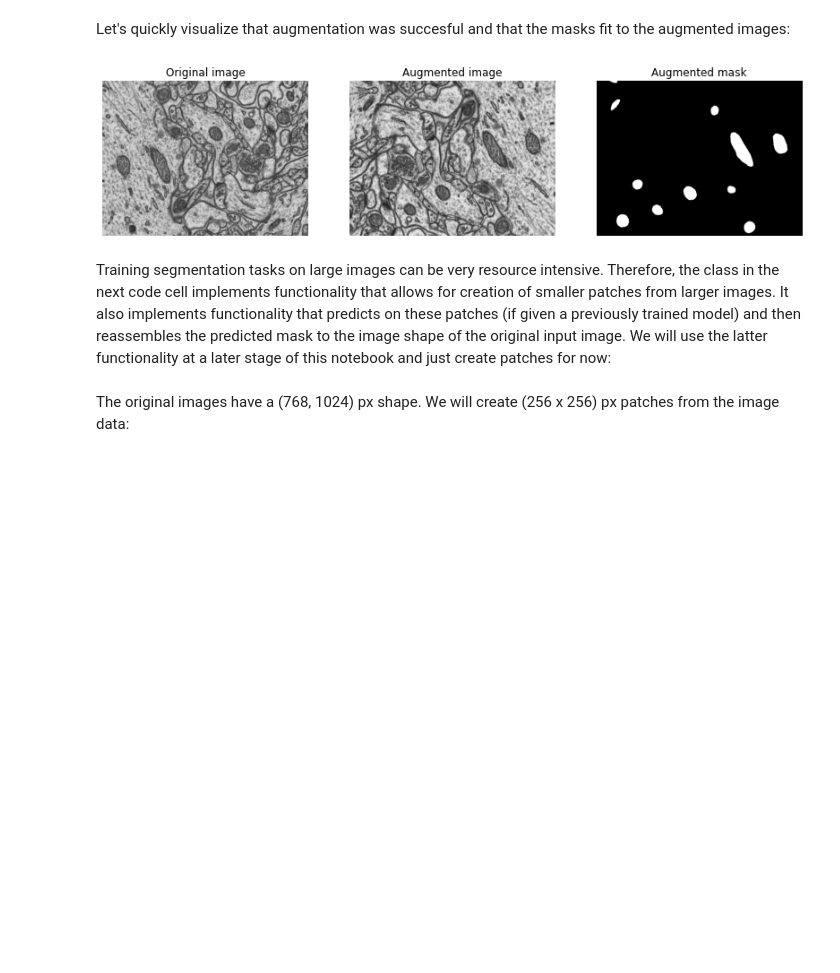
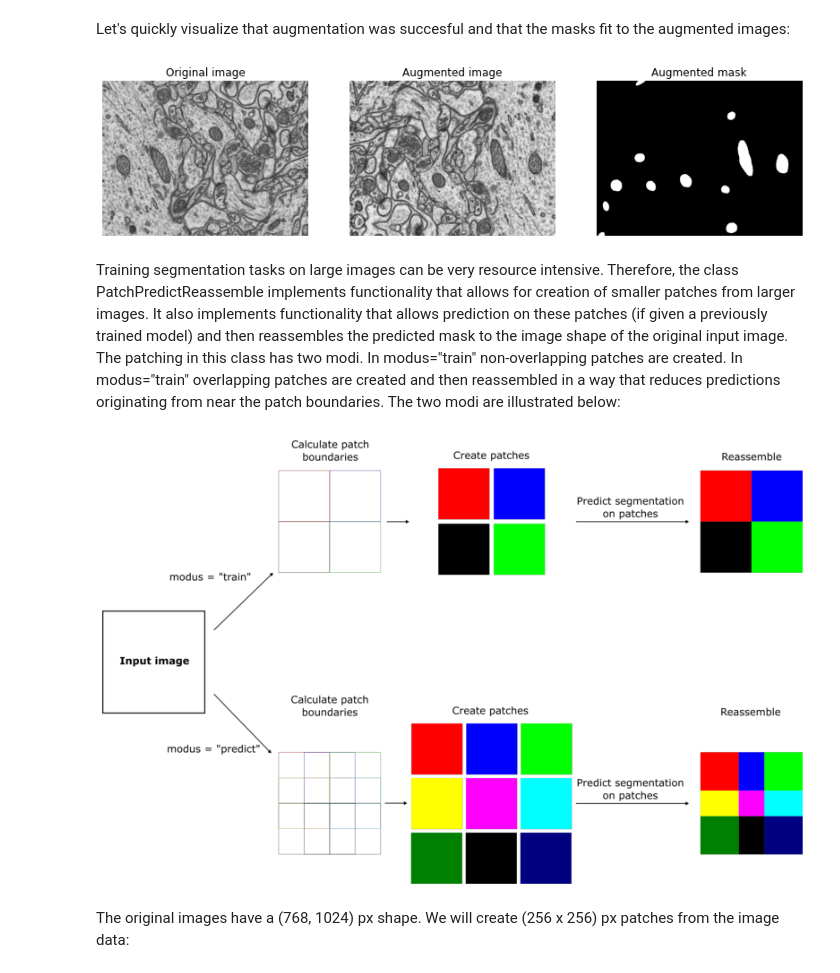
Before and after one commit to cstckr/semantic_segmentation_u-net, a Jupyter notebook: attention-res-u-net.ipynb, the cells around one changed output. Drawn from its saved outputs; the diff is of its cells as text; code cells hidden in the pictures; blank space fills up the shorter version.

```diff
--- a/attention-res-u-net.ipynb
+++ b/attention-res-u-net.ipynb
@@ -69,18 +73,26 @@ for i in indices:
 Let's quickly visualize that augmentation was succesful and that the masks fit to the augmented images:
 # %%
 fig, ax = plt.subplots(1,3, figsize=(14, 8))
-ax[0].imshow(train[-1], cmap="gray")
+ax[0].imshow(train[-2], cmap="gray")
 ax[0].set_title("Original image")
-ax[1].imshow(train_augmented[-1], cmap="gray")
+ax[1].imshow(train_augmented[-2], cmap="gray")
 ax[1].set_title("Augmented image")
-ax[2].imshow(train_mask_augmented[-1], cmap="gray")
+ax[2].imshow(train_mask_augmented[-2], cmap="gray")
 ax[2].set_title("Augmented mask")
 [axi.set_axis_off() for axi in ax.ravel()]
 plt.show()
 # %% [output]
-[figure, old version]
+[figure, new version]
 # %% [markdown]
-Training segmentation tasks on large images can be very resource intensive. Therefore, the class in the next code cell implements functionality that allows for creation of smaller patches from larger images. It also implements functionality that predicts on these patches (if given a previously trained model) and then reassembles the predicted mask to the image shape of the original input image. We will use the latter functionality at a later stage of this notebook and just create patches for now:
+Training segmentation tasks on large images can be very resource intensive. Therefore, the class PatchPredictReassemble implements functionality that allows for creation of smaller patches from larger images. It also implements functionality that allows prediction on these patches (if given a previously trained model) and then reassembles the predicted mask to the image shape of the original input image. The patching in this class has two modi. In modus="train" non-overlapping patches are created. In modus="train" overlapping patches are created and then reassembled in a way that reduces predictions originating from near the patch boundaries. The two modi are illustrated below:
+# %%
+scheme = io.imread(".//patchpredictreassemble.png")
+fig, ax = plt.subplots(figsize=(14, 10))
+ax.imshow(scheme, cmap="hsv")
+ax.set_axis_off()
+plt.show()
+# %% [output]
+[figure, added]
 # %%
 class PatchPredictReassemble():
     """
```
Also changed, not shown: parts of 14 cells of this notebook, 13 other files.
